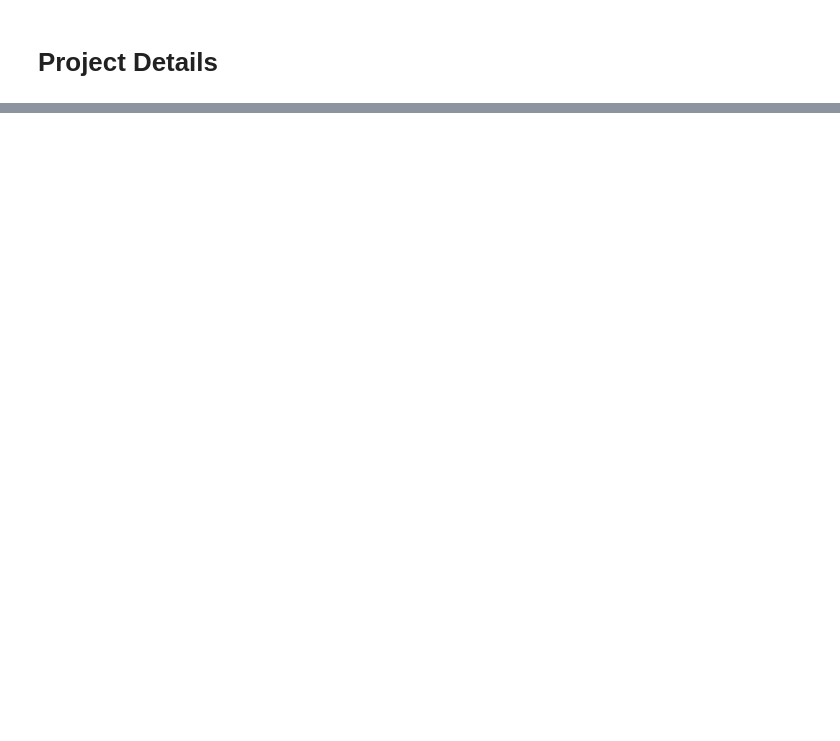
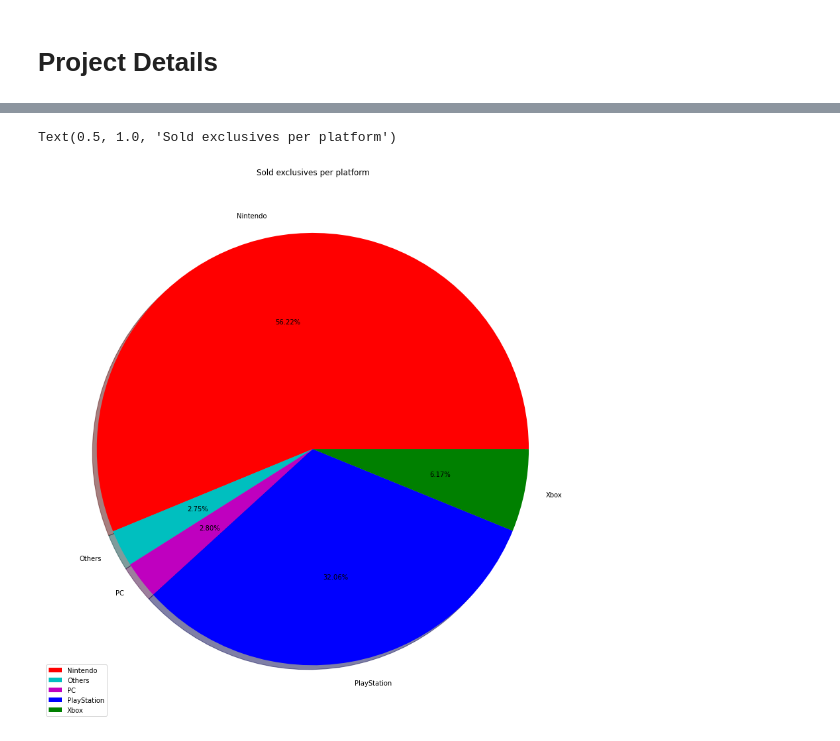
Before and after one commit to XOMIC/Data-Analytics-Projects, a Jupyter notebook: Games-Sales-Data/exclusives.ipynb, the cells around one changed output, grey strips where cells are left out. Drawn from its saved outputs; the diff is of its cells as text; code cells hidden in the pictures; blank space fills up the shorter version.

```diff
--- a/Games-Sales-Data/exclusives.ipynb
+++ b/Games-Sales-Data/exclusives.ipynb
@@ -50,0 +101,12 @@ top_10_exclusives
+# %%
+# counting amount of sold coppies
+ex_sales = exclusives.groupby('Console_Developer')['Global_Sales'].sum()
+# %%
+# creating pie chart
+plt.figure(figsize=(15,15))
+plt.pie(ex_sales, labels=ex_sales.index, autopct='%.2f%%', shadow = True, colors=['r', 'c', 'm', 'b', 'g'])
+plt.legend()
+plt.title('Sold exclusives per platforms')
+# %% [output]
+Text(0.5, 1.0, 'Sold exclusives per platform')
+[figure, added]
```
Also changed, not shown: parts of 15 cells of this notebook.
